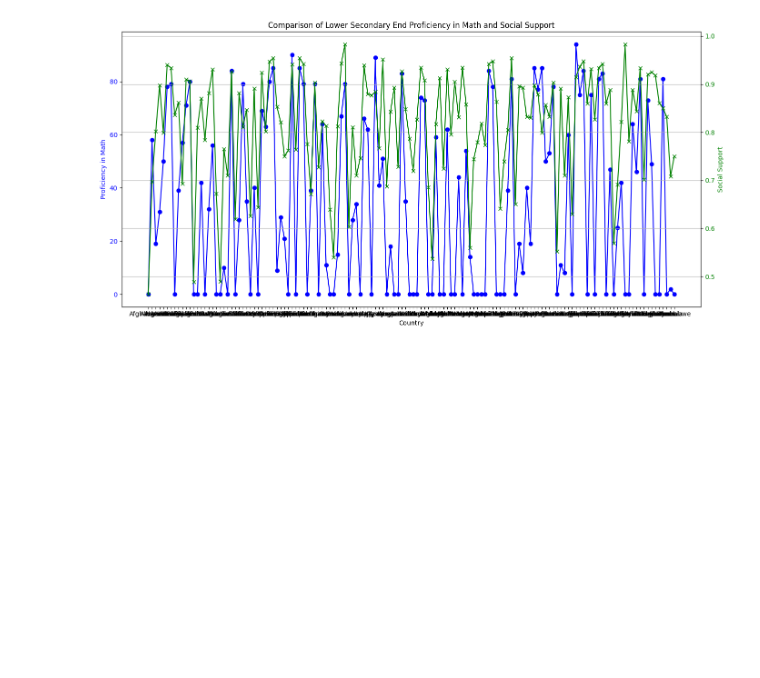
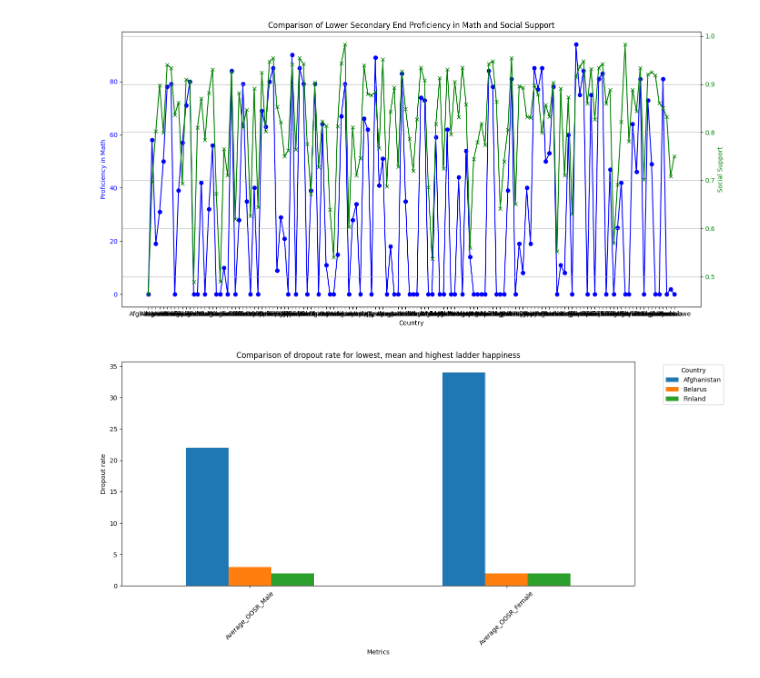
Before and after one commit to JacobHalewijn/infovis, a Jupyter notebook: draft_R.ipynb, the cells around one changed output. Cells and saved outputs as stored; diff of their text form; code cells hidden in the pictures; blank space fills up the shorter version.

```diff
--- a/draft_R.ipynb
+++ b/draft_R.ipynb
@@ -186,3 +186,38 @@ plt.grid(True)
 plt.show()
 # %% [output]
 [figure]
+# %%
+import pandas as pd
+import matplotlib.pyplot as plt
+
+# Load the data
+file_path = 'filtered_global_education_world_happiness_average.csv'
+data = pd.read_csv(file_path)
+
+# Identify countries based on ladder score
+country_lowest_ladder = data.loc[data['Ladder score'].idxmin()]
+country_highest_ladder = data.loc[data['Ladder score'].idxmax()]
+mean_ladder_score = data['Ladder score'].mean()
+country_closest_to_mean = data.iloc[(data['Ladder score'] - mean_ladder_score).abs().argsort()[:1]]
+
+# Combine the selected countries into one dataframe
+selected_countries = pd.DataFrame([country_lowest_ladder, country_closest_to_mean.iloc[0], country_highest_ladder])
+
+# Prepare the data for plotting
+bar_data = selected_countries[['Country', 'Average_OOSR_Male', 'Average_OOSR_Female']]
+bar_data.set_index('Country', inplace=True)
+bar_data = bar_data.T
+
+# Plot the data
+bar_data.plot(kind='bar', figsize=(14, 7))
+plt.title('Comparison of dropout rate for lowest, mean and highest ladder happiness')
+plt.xlabel('Metrics')
+plt.ylabel('Dropout rate')
+plt.xticks(rotation=45)
+plt.legend(title='Country', bbox_to_anchor=(1.05, 1), loc='upper left')
+plt.tight_layout()
+
+# Show the plot
+plt.show()
+# %% [output]
+[figure, added]
```
